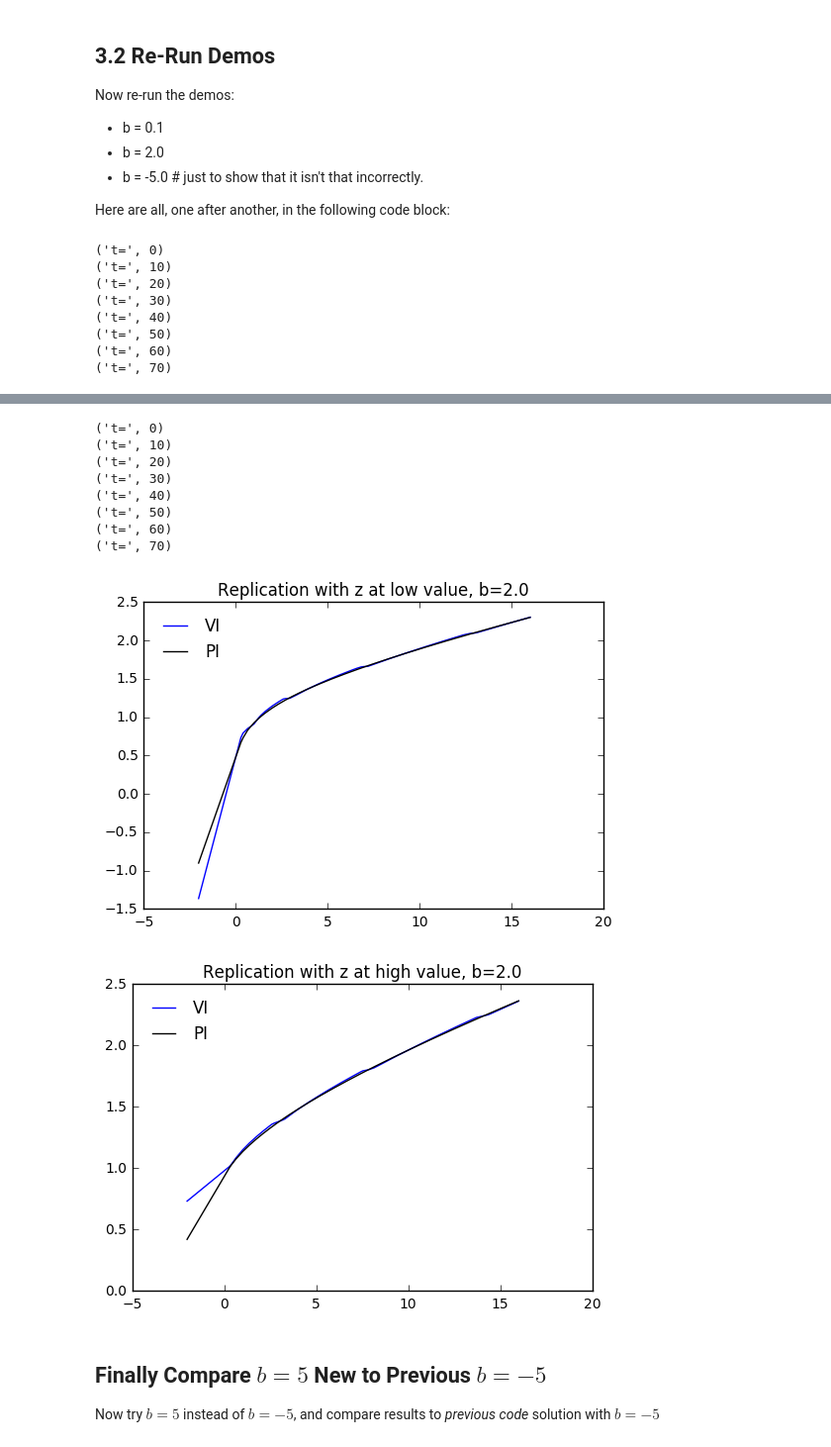
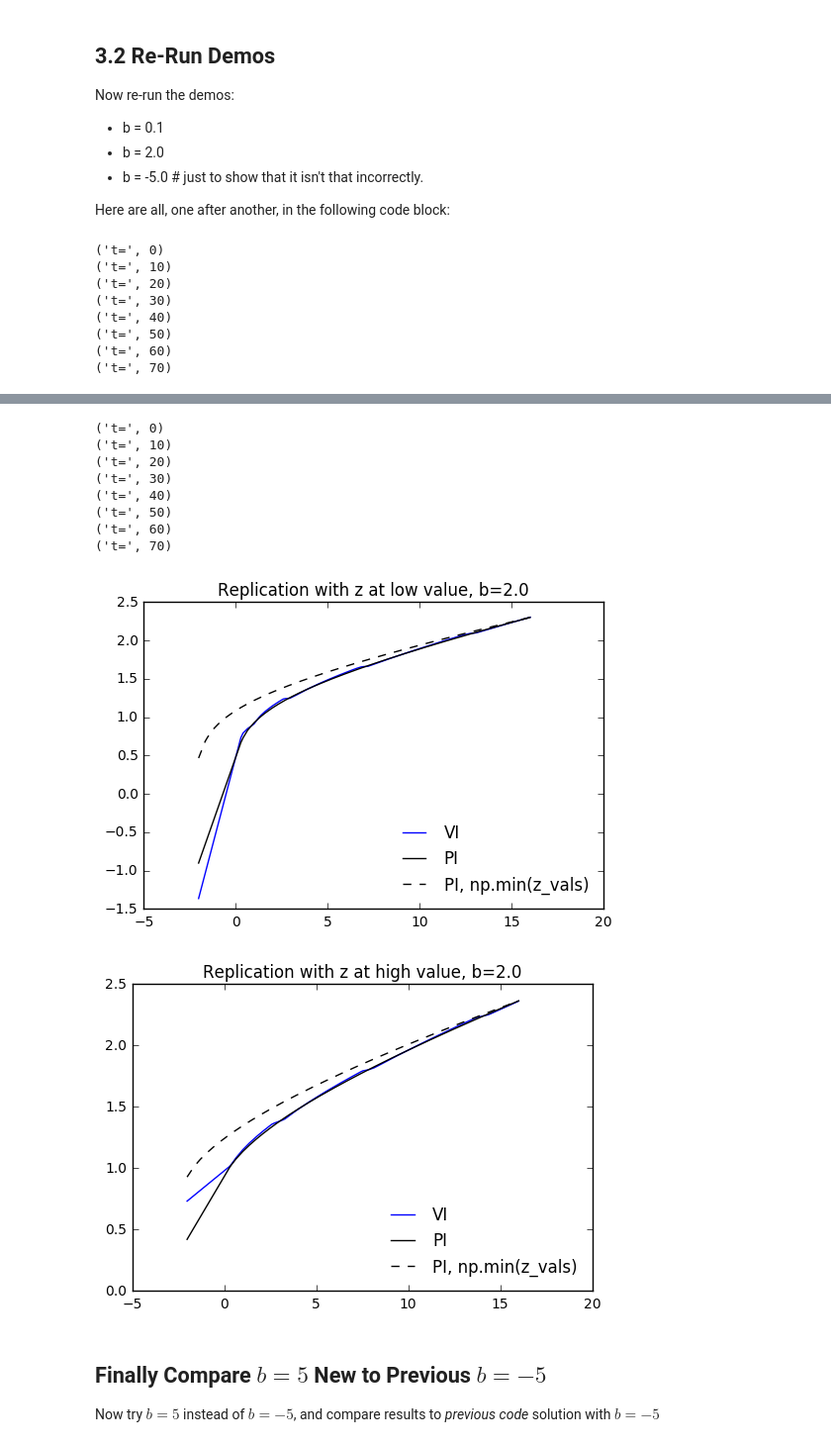
Before and after one commit to compumetrika/Notebooks, a Jupyter notebook: Replicating-Stachurski-Sargent-Optimal-Savings.ipynb, the cells around one changed output, grey strips where cells are left out. Shown: that part at 99% size. Cells and saved outputs as stored; diff of their text form; code cells hidden in the pictures.

```diff
--- a/Replicating-Stachurski-Sargent-Optimal-Savings.ipynb
+++ b/Replicating-Stachurski-Sargent-Optimal-Savings.ipynb
@@ -285,6 +285,7 @@ plotgrid = np.linspace(-(b*1.01), grid_max, grid_size*3)
 For convenience, define a function that runs the T-length iteration:
 # %%
 def run_iteration(T, cons_prob, c_tm1, v_tm1):
+    new_c = np.repeat(np.nan, T) # Fill out an empty one...
     for t in range(T):
         if t%10 == 0:
             print("t=",t)
@@ -296,7 +297,8 @@ def run_iteration(T, cons_prob, c_tm1, v_tm1):
             Kc = cons_prob.coleman_operator(c=c_tm1)
             c_tm1 = Kc  # ...yeah yeah not needed...
         except:
-            print("NOTE: encountered this error:\n", sys.exc_info()[0])
+            if t < 5:
+                print("NOTE: colman encountered this error:\n", sys.exc_info()[0])
 
         # Now execute bellman operator inside its own try-except;
         # this time also raise error encountered.
@@ -306,8 +308,8 @@ def run_iteration(T, cons_prob, c_tm1, v_tm1):
             v_tm1 = new_V
 
         except:
-            print("NOTE: encountered this error:\n", sys.exc_info()[0])
-            raise
+            if t < 5:
+                print("NOTE: belman encountered this error:\n", sys.exc_info()[0])
 
     return c_tm1, new_c
 # %% [markdown]
@@ -747,6 +829,9 @@ plotgrid = np.linspace(-(b*1.01), grid_max, grid_size*3)
 
 plt.plot(plotgrid, c_vi[0](plotgrid), label="VI", color='blue')
 plt.plot(plotgrid, c_pi[0](plotgrid), label="PI", color='black')
+
+plt.plot(plotgrid, c_pi_b01[0](plotgrid), label="PI, np.min(z_vals)", color='black', linestyle='--')
+
 plt.title("Replication with z at low value, b="+str(b))
 plt.legend(loc='best', frameon=False)
 plt.show()
@@ -754,6 +839,9 @@ plt.show()
 # For fun create this as well:
 plt.plot(plotgrid, c_vi[1](plotgrid), label="VI", color='blue')
 plt.plot(plotgrid, c_pi[1](plotgrid), label="PI", color='black')
+
+plt.plot(plotgrid, c_pi_b01[1](plotgrid), label="PI, np.min(z_vals)", color='black', linestyle='--')
+
 plt.title("Replication with z at high value, b="+str(b))
 plt.legend(loc='best', frameon=False)
 plt.show()
@@ -781,6 +869,9 @@ plotgrid = np.linspace(-(b*1.01), grid_max, grid_size*3)
 
 plt.plot(plotgrid, c_vi[0](plotgrid), label="VI", color='blue')
 plt.plot(plotgrid, c_pi[0](plotgrid), label="PI", color='black')
+
+plt.plot(plotgrid, c_pi_b2[0](plotgrid), label="PI, np.min(z_vals)", color='black', linestyle='--')
+
 plt.title("Replication with z at low value, b="+str(b))
 plt.legend(loc='best', frameon=False)
 plt.show()
@@ -788,6 +879,9 @@ plt.show()
 # For fun create this as well:
 plt.plot(plotgrid, c_vi[1](plotgrid), label="VI", color='blue')
 plt.plot(plotgrid, c_pi[1](plotgrid), label="PI", color='black')
+
+plt.plot(plotgrid, c_pi_b2[1](plotgrid), label="PI, np.min(z_vals)", color='black', linestyle='--')
+
 plt.title("Replication with z at high value, b="+str(b))
 plt.legend(loc='best', frameon=False)
 plt.show()
@@ -805,13 +899,13 @@ plt.show()
 ('t=', 0)
 ('t=', 10)
 ('t=', 20)
 ('t=', 30)
 ('t=', 40)
 ('t=', 50)
 ('t=', 60)
 ('t=', 70)
-[figure, old version]
+[figure, new version]
-[figure, old version]
+[figure, new version]
 # %% [markdown]
 ## Finally Compare $b=5$ New to Previous $b=-5$
 
```
Also changed, not shown: parts of 7 cells of this notebook, 1 other file.
